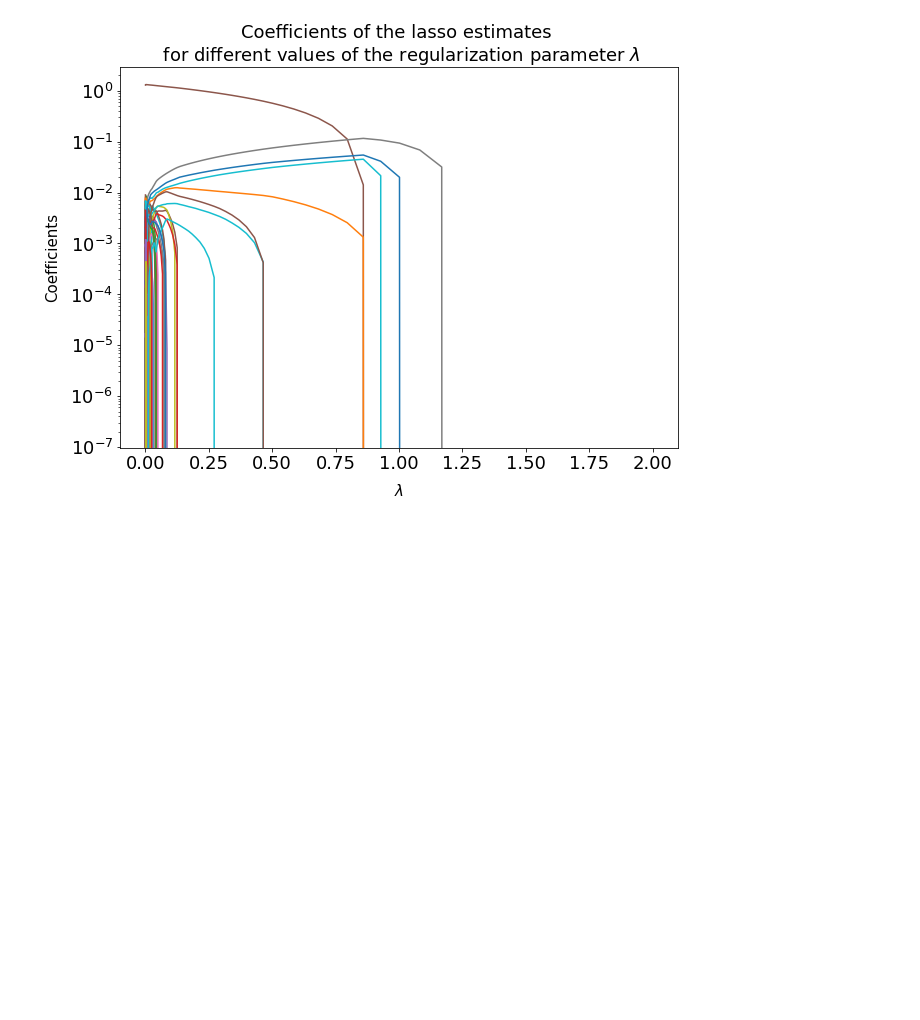
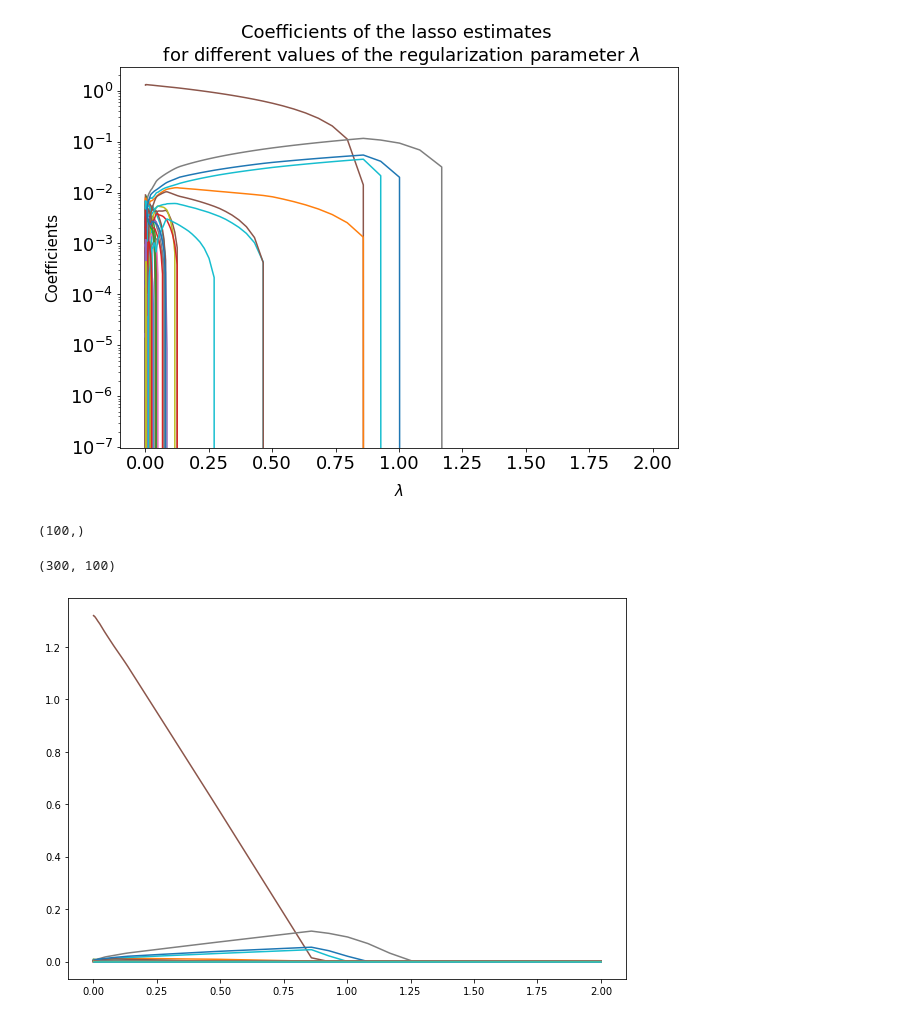
Before and after one commit to ygrepo/Class-Mathematical-Foundations-Data-Sciences, a Jupyter notebook: hw/hw11/code/lasso_vs_lo/lasso.ipynb, the cells around one changed output. Drawn from its saved outputs; the diff is of its cells as text; code cells hidden in the pictures; blank space fills up the shorter version.

```diff
--- a/hw/hw11/code/lasso_vs_lo/lasso.ipynb
+++ b/hw/hw11/code/lasso_vs_lo/lasso.ipynb
@@ -93,0 +99,16 @@ plt.close()
+# %%
+alphas, coef_path, _ = lasso_path(X, y, alphas=lambdas)
+# %%
+alphas.shape
+# %% [output]
+(100,)
+# %%
+coef_path.shape
+# %% [output]
+(300, 100)
+# %%
+plt.figure(figsize=(10, 7))
+#plt.semilogx(alphas, coef_path.T);
+plt.plot(alphas, coef_path.T); # Set log scale  ...:
+# %% [output]
+[figure, added]
```
Also changed, not shown: parts of 3 cells of this notebook, 4 other files.
